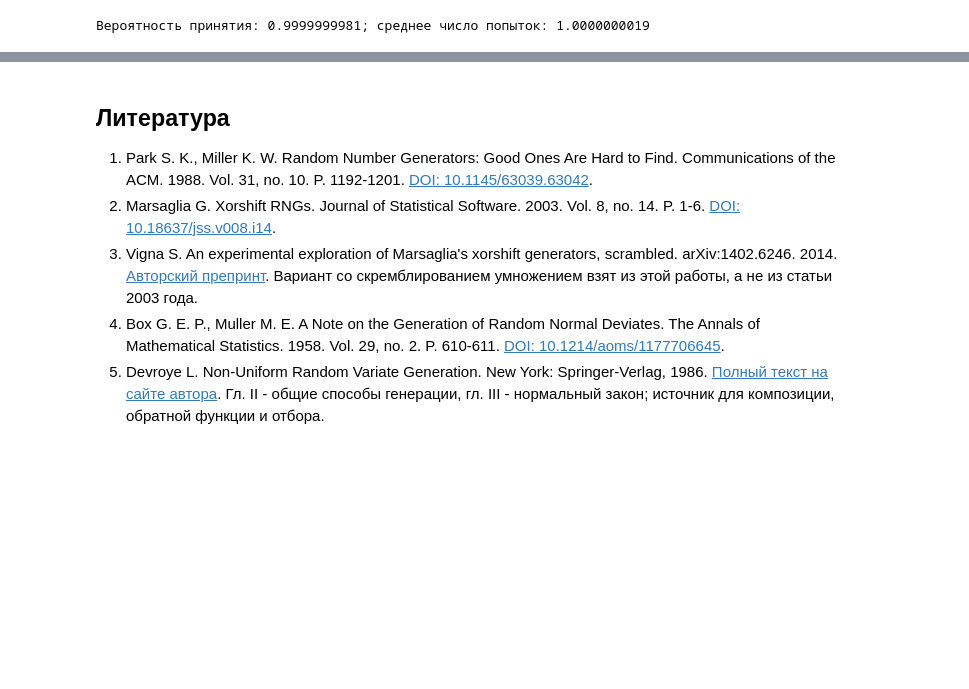
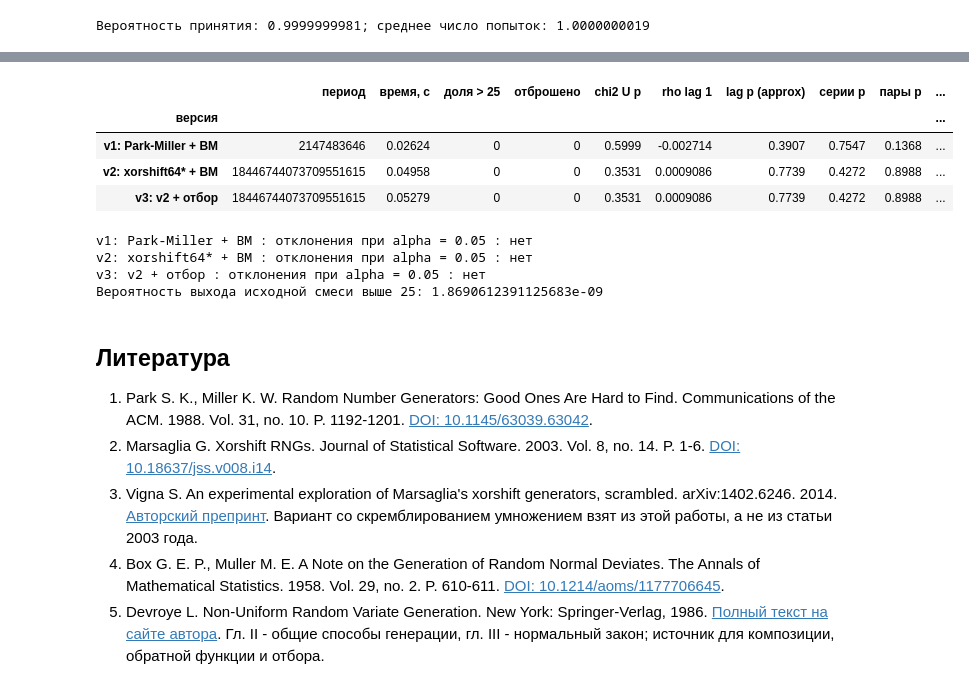
Before and after one commit to zenaseraga-star/stat_lab1, a Jupyter notebook: Lab01.ipynb, the cells around one changed output, grey strips where cells are left out. Cells and saved outputs as stored; diff of their text form; code cells hidden in the pictures; blank space fills up the shorter version.

```diff
--- a/Lab01.ipynb
+++ b/Lab01.ipynb
@@ -1053,3 +1098,20 @@ AttributeError: module 'rng_protein' has no attribute 'ProteinRNG'
+# %%
+version_table, version_samples = s2.versions(protein_real, weights, mus, sigmas)
+display(version_table)
+for name, row in version_table.iterrows():
+    failed = [k for k in ['chi2 U p', 'lag p (approx)', 'серии p', 'пары p'] if row[k] < alpha]
+    print(name, ': отклонения при alpha =', alpha, ':', ', '.join(failed) or 'нет')
+print('Вероятность выхода исходной смеси выше 25:', 1 - acceptance)
+# %% [output]
+|  | период | время, с | доля > 25 | отброшено | chi2 U p | rho lag 1 | lag p (approx) | серии p | пары p | ... |
+| версия |  |  |  |  |  |  |  |  |  | ... |
+| v1: Park-Miller + BM | 2147483646 | 0.02624 | 0 | 0 | 0.5999 | -0.002714 | 0.3907 | 0.7547 | 0.1368 | ... |
+| v2: xorshift64* + BM | 18446744073709551615 | 0.04958 | 0 | 0 | 0.3531 | 0.0009086 | 0.7739 | 0.4272 | 0.8988 | ... |
+| v3: v2 + отбор | 18446744073709551615 | 0.05279 | 0 | 0 | 0.3531 | 0.0009086 | 0.7739 | 0.4272 | 0.8988 | ... |
+v1: Park-Miller + BM : отклонения при alpha = 0.05 : нет
+v2: xorshift64* + BM : отклонения при alpha = 0.05 : нет
+v3: v2 + отбор : отклонения при alpha = 0.05 : нет
+Вероятность выхода исходной смеси выше 25: 1.8690612391125683e-09
 # %% [markdown]
 <a id="s2-literature"></a>
 ## Литература
```
Also changed, not shown: parts of 5 cells of this notebook, 1 other file.
